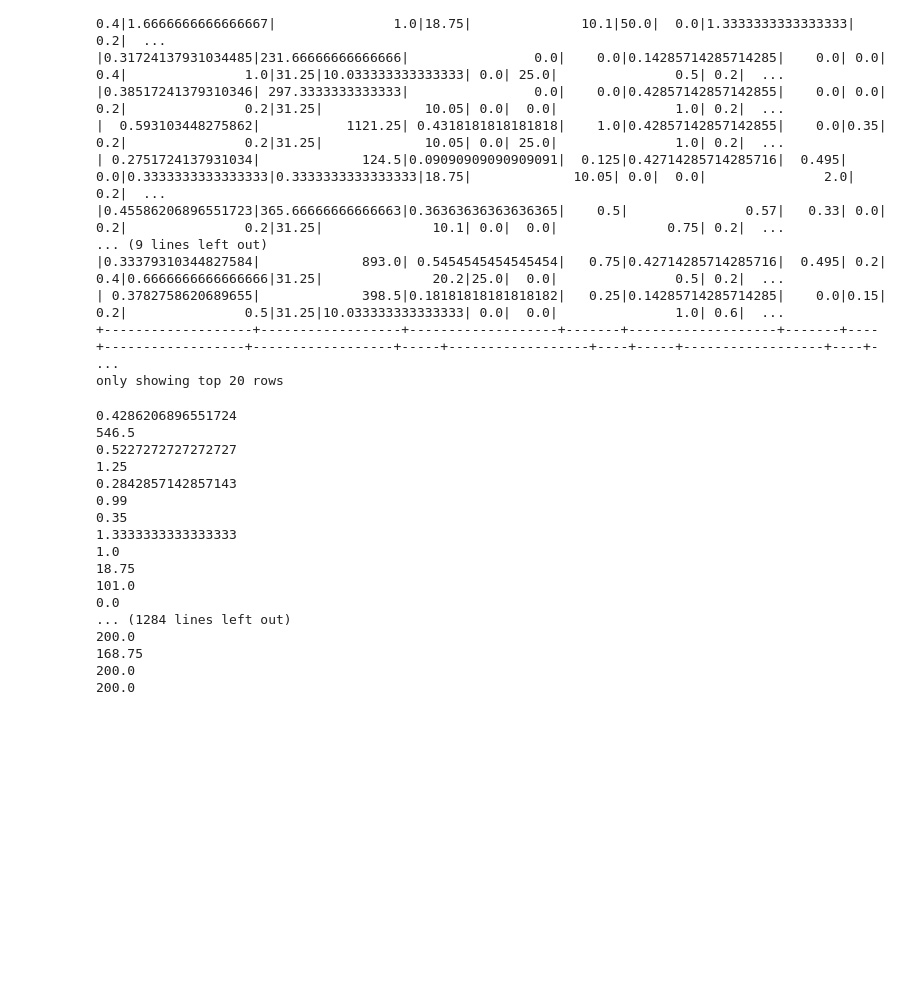
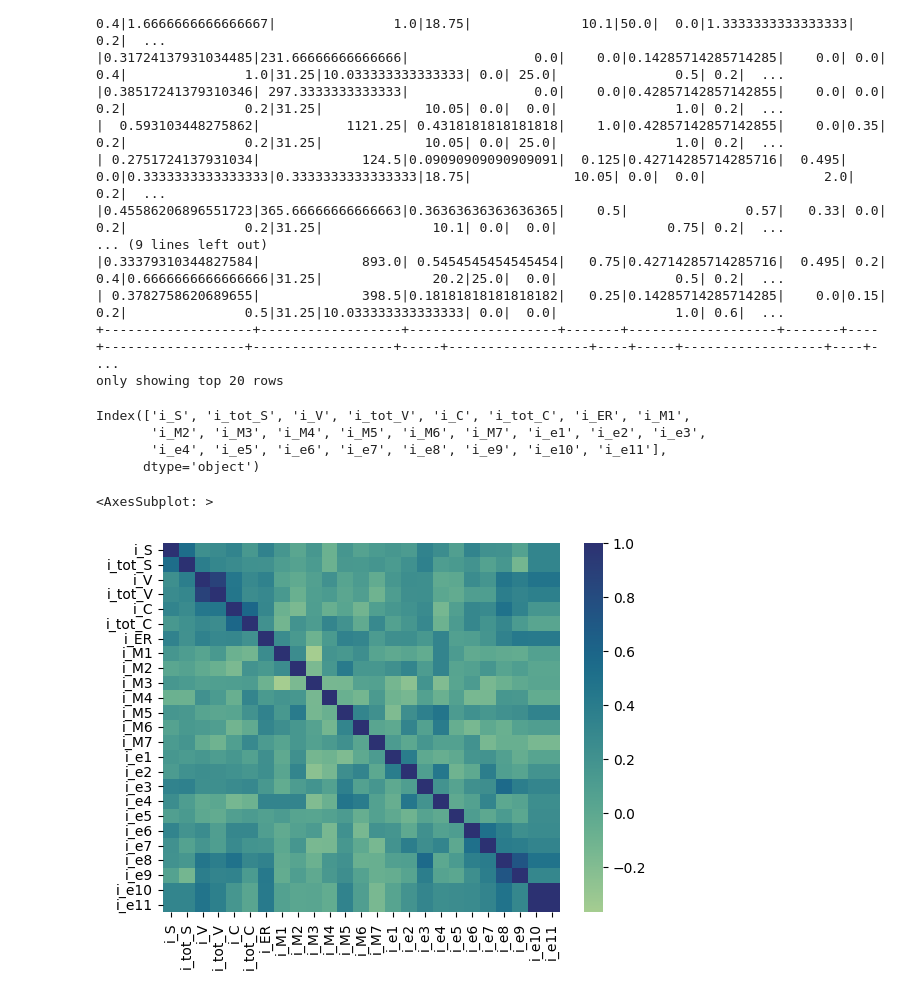
Before and after one commit to pierfrancescomartinello/BigDataProject, a Jupyter notebook: src/test.ipynb, the cells around one changed output. Drawn from its saved outputs; the diff is of its cells as text; code cells hidden in the pictures; blank space fills up the shorter version.

```diff
--- a/src/test.ipynb
+++ b/src/test.ipynb
@@ -423,21 +423,5 @@ for _, r in df_features.iterrows():
         values.append(r[i])
 
     vectors.append(Vectors.dense(values))
+
+vectors
-# %% [output]
-0.4286206896551724
-546.5
-0.5227272727272727
-1.25
-0.2842857142857143
-0.99
-0.35
-1.3333333333333333
-1.0
-18.75
-101.0
-0.0
-... (1284 lines left out)
-200.0
-168.75
-200.0
-200.0
@@ -464 +451,15 @@ transformed = model.transform(df_indexes).select("features", "prediction")
 rows = transformed.collect()
+# %%
+df_features.columns
+# %% [output]
+Index(['i_S', 'i_tot_S', 'i_V', 'i_tot_V', 'i_C', 'i_tot_C', 'i_ER', 'i_M1',
+       'i_M2', 'i_M3', 'i_M4', 'i_M5', 'i_M6', 'i_M7', 'i_e1', 'i_e2', 'i_e3',
+       'i_e4', 'i_e5', 'i_e6', 'i_e7', 'i_e8', 'i_e9', 'i_e10', 'i_e11'],
+      dtype='object')
+# %%
+import seaborn as sns
+
+sns.heatmap(df_features.corr(), cmap="crest")
+# %% [output]
+<AxesSubplot: >
+[figure, added]
```
Also changed, not shown: parts of 6 cells of this notebook.
